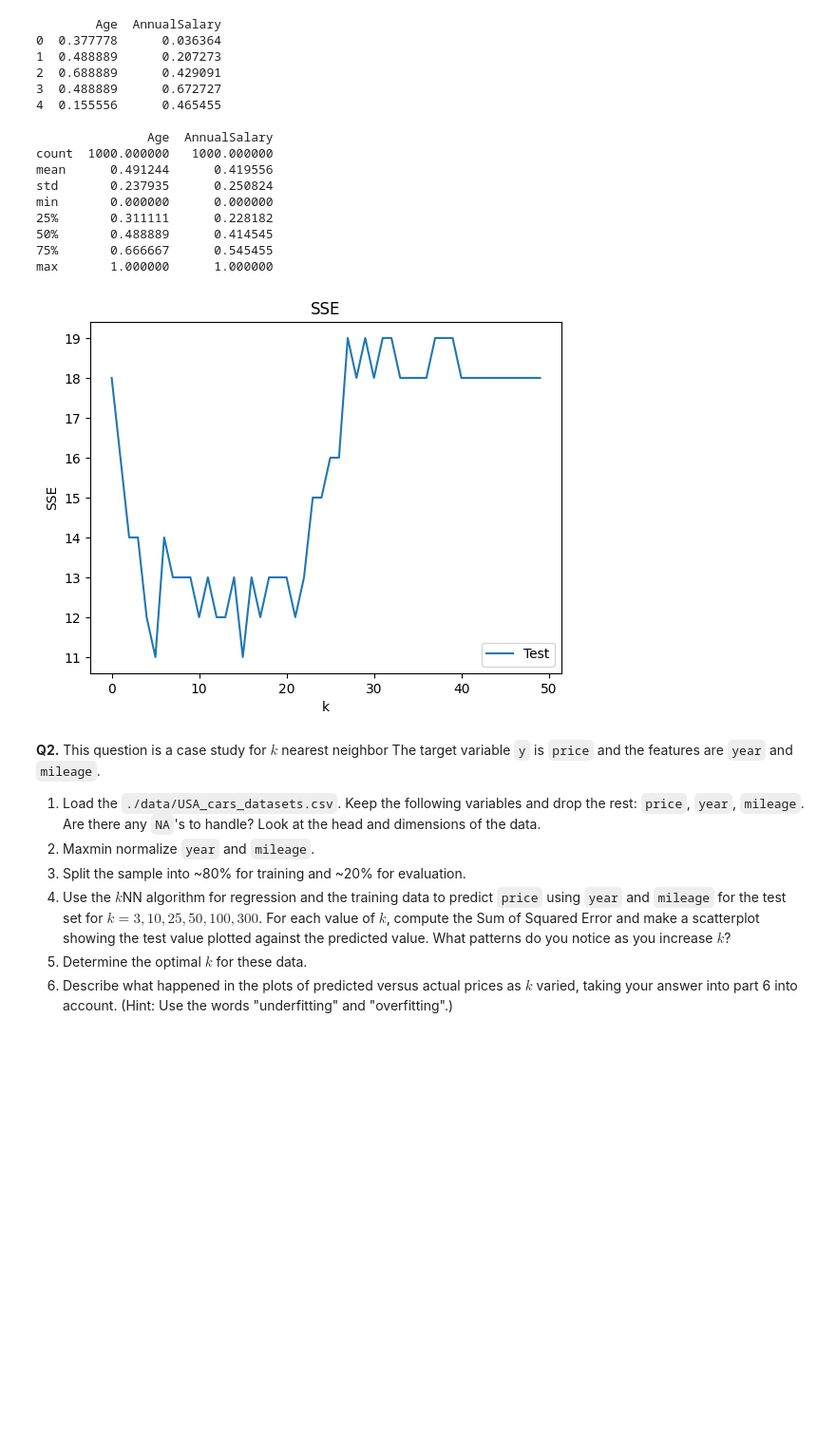
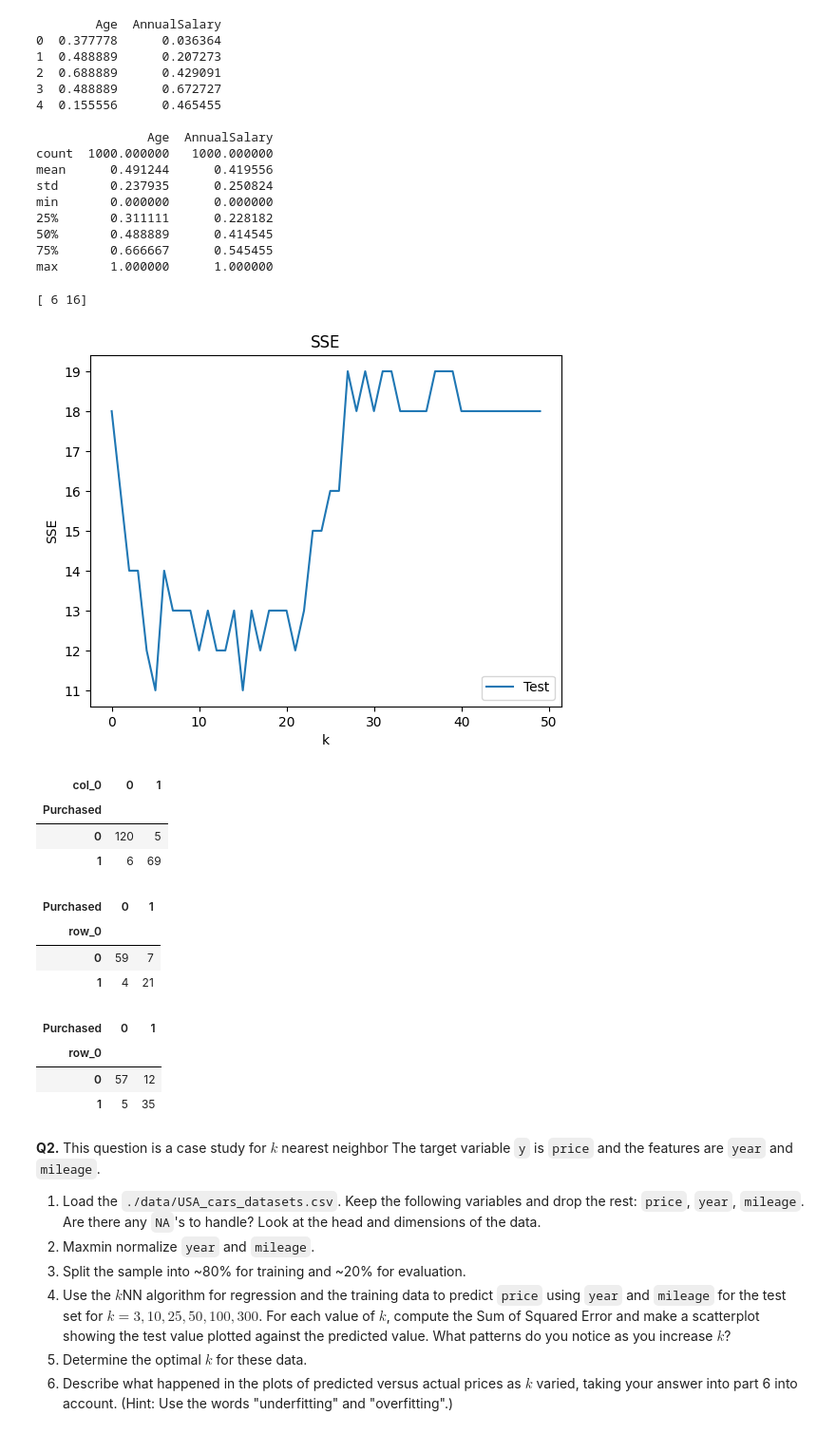
Before and after one commit to charlie-perez-35/assignment3, a Jupyter notebook: assignment_knn_and_kmc.ipynb, the cells around one changed output. Shown: that part at 95% size. Saved outputs shown, nothing was run; the diff lists cells and outputs as text; code cells hidden in the pictures; blank space fills up the shorter version.

```diff
--- a/assignment_knn_and_kmc.ipynb
+++ b/assignment_knn_and_kmc.ipynb
@@ -95,6 +95,8 @@ Name: Purchased, dtype: float64
 
 df_car[var_sex] = df_car[var_sex].astype('str')
 # %%
-df_car.loc[df_car[var_sex] == 'Male', var_sex] = 0
-df_car.loc[df_car[var_sex] == 'Female', var_sex] = 1
+df_car['gen'] = 0
+
+df_car.loc[df_car[var_sex] == 'Male', 'gen'] = 0
+df_car.loc[df_car[var_sex] == 'Female', 'gen'] = 1
 # %%
@@ -178,13 +194,31 @@ for k in range(k_bar):
   y_hat = fitted_model.predict(X_test)
   SSE[k] = np.sum((y_test-y_hat)**2)
 
-plt.plot(np.arange(0,k_bar),SSE,label='Test') # Plot SSE by k
+SSE_min = np.min(SSE)
+min_index = np.where(SSE==SSE_min)
+k_star = k_grid[min_index]
+print(k_star)
+
+plt.plot(np.arange(0,k_bar),SSE,label='Test')
 plt.xlabel('k')
 plt.ylabel('SSE')
 plt.legend(loc='lower right')
 plt.title('SSE')
 plt.show()
 # %% [output]
+[ 6 16]
 [figure]
 # %%
 # best options either 6 or 16, figure 16 better
+
+# q1.6
+
+model = KNeighborsClassifier(n_neighbors=16)
+fitted_model = model.fit(X_train,y_train)
+y_hat = fitted_model.predict(X_test)
+pd.crosstab(y_test, y_hat)
+# %% [output]
+| col_0 | 0 | 1 |
+| Purchased |  |  |
+| 0 | 120 | 5 |
+| 1 | 6 | 69 |
@@ -190,0 +246,18 @@ plt.show()
+# %%
+# crosstab for male
+
+pd.crosstab(y_hat_M, y_M)
+# %% [output]
+| Purchased | 0 | 1 |
+| row_0 |  |  |
+| 0 | 59 | 7 |
+| 1 | 4 | 21 |
+# %%
+# crosstab for female
+
+pd.crosstab(y_hat_F, y_F)
+# %% [output]
+| Purchased | 0 | 1 |
+| row_0 |  |  |
+| 0 | 57 | 12 |
+| 1 | 5 | 35 |
```
Also changed, not shown: parts of 10 cells of this notebook.
